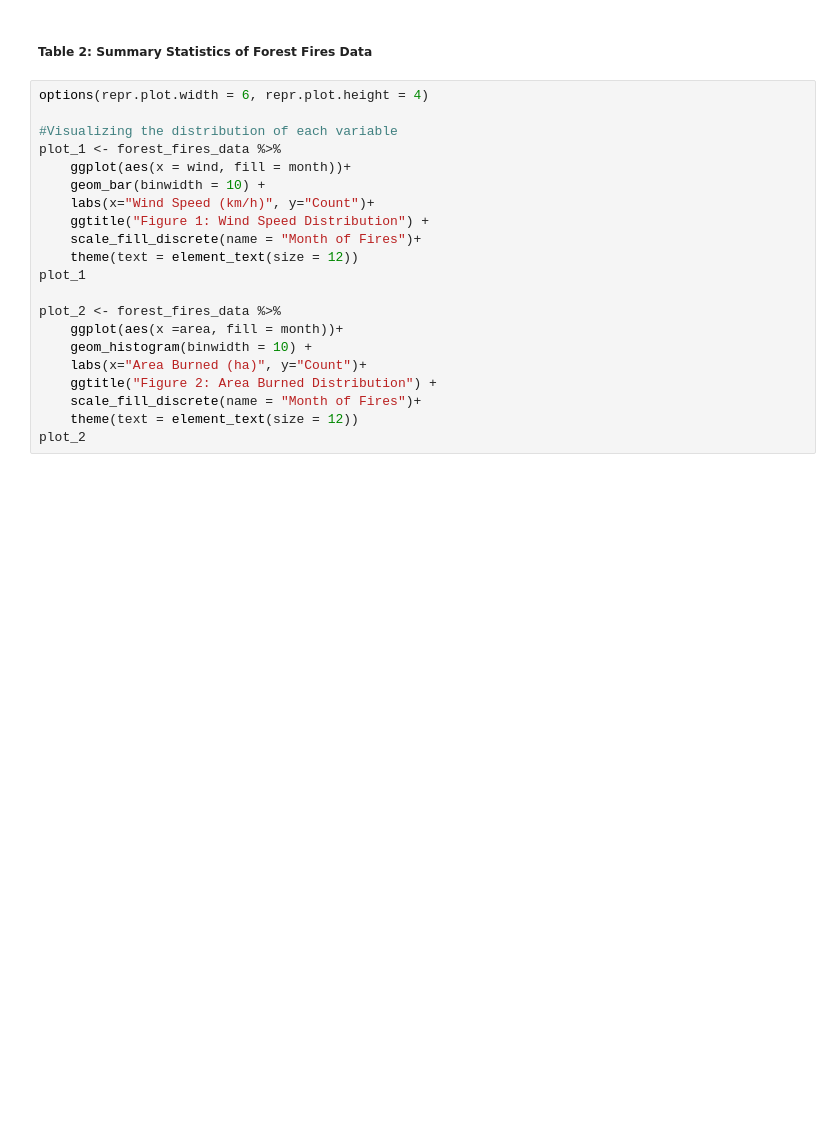
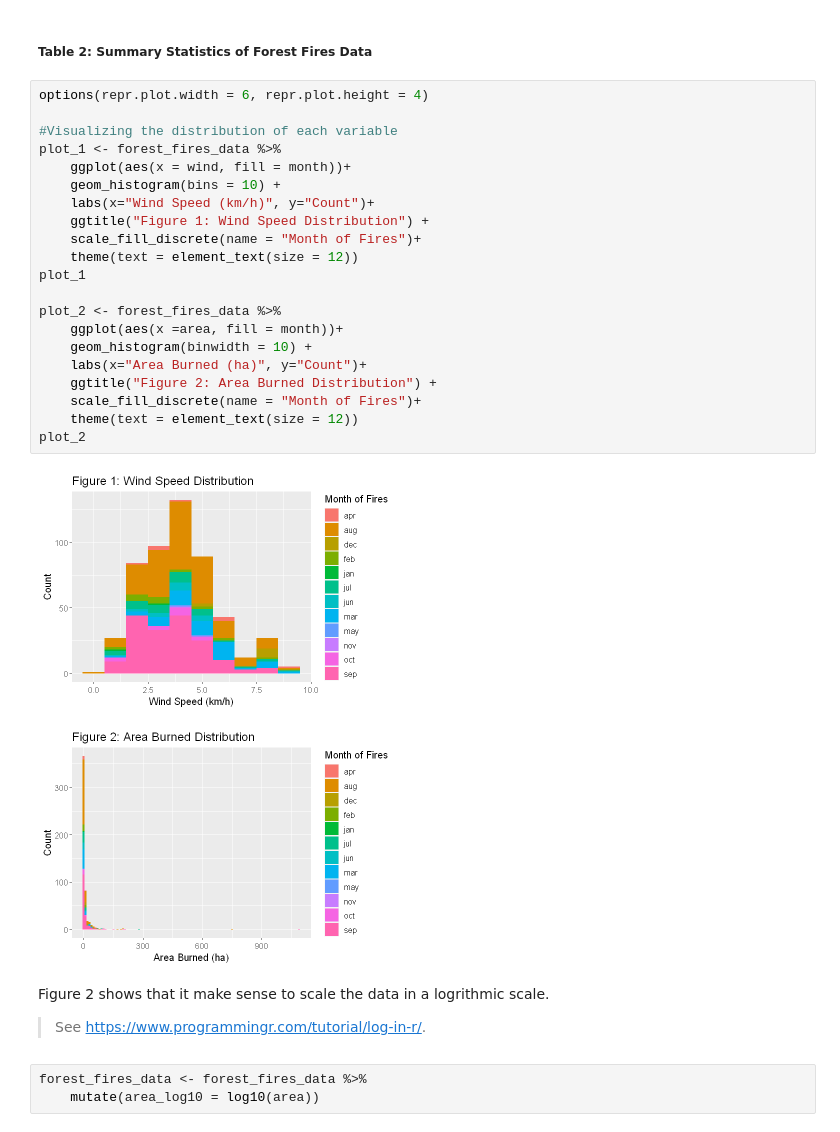
Before and after one commit to Mapleia/STAT_201_proj, a Jupyter notebook: src/Preliminary_Results.ipynb, the cells around one changed output. Cells and saved outputs as stored; diff of their text form; blank space fills up the shorter version.

```diff
--- a/src/Preliminary_Results.ipynb
+++ b/src/Preliminary_Results.ipynb
@@ -48,21 +66,30 @@ print(summary(forest_fires_data))
 # %%
 options(repr.plot.width = 6, repr.plot.height = 4)
 
 #Visualizing the distribution of each variable
 plot_1 <- forest_fires_data %>%
     ggplot(aes(x = wind, fill = month))+
-    geom_bar(binwidth = 10) +
+    geom_histogram(bins = 10) +
     labs(x="Wind Speed (km/h)", y="Count")+
     ggtitle("Figure 1: Wind Speed Distribution") +
     scale_fill_discrete(name = "Month of Fires")+
     theme(text = element_text(size = 12))
 plot_1
 
 plot_2 <- forest_fires_data %>%
     ggplot(aes(x =area, fill = month))+
     geom_histogram(binwidth = 10) +
     labs(x="Area Burned (ha)", y="Count")+
     ggtitle("Figure 2: Area Burned Distribution") +
     scale_fill_discrete(name = "Month of Fires")+
     theme(text = element_text(size = 12))
 plot_2
+# %% [output]
+[figure, added]
+[figure, added]
+# %% [markdown]
+Figure 2 shows that it make sense to scale the data in a logrithmic scale.
+> See https://www.programmingr.com/tutorial/log-in-r/.
+# %%
+forest_fires_data <- forest_fires_data %>%
+    mutate(area_log10 = log10(area))
```
Also changed, not shown: parts of 6 cells of this notebook.
